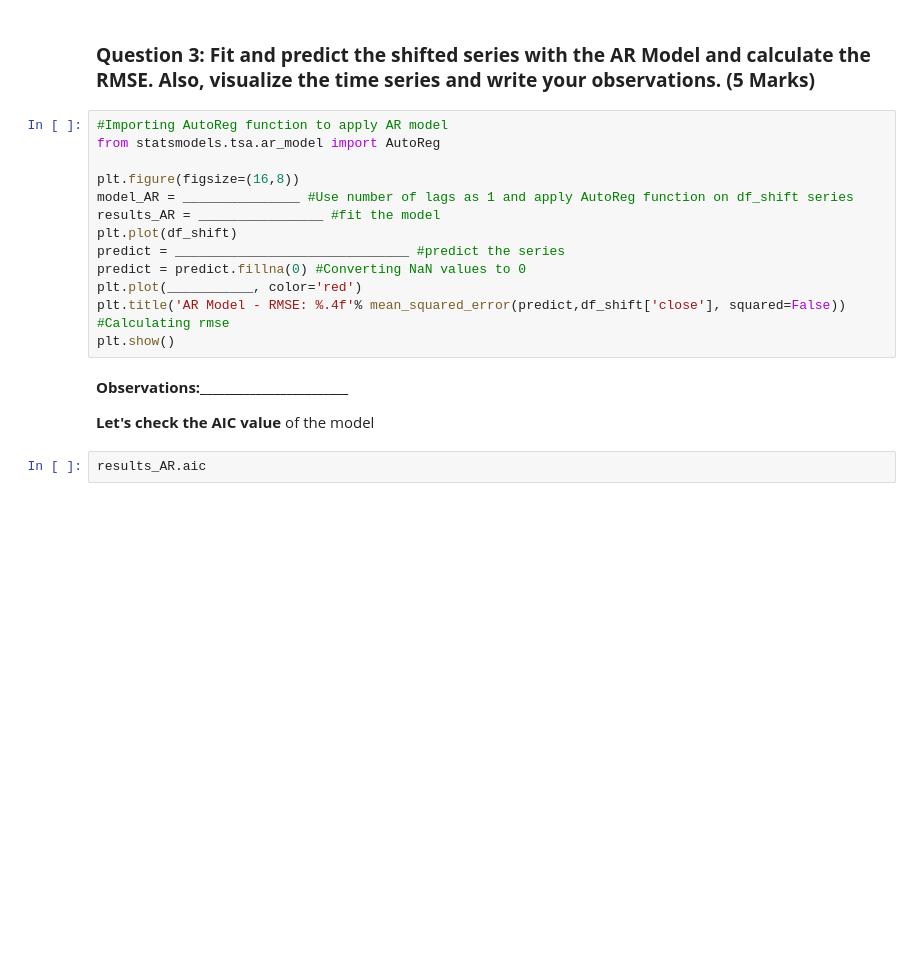
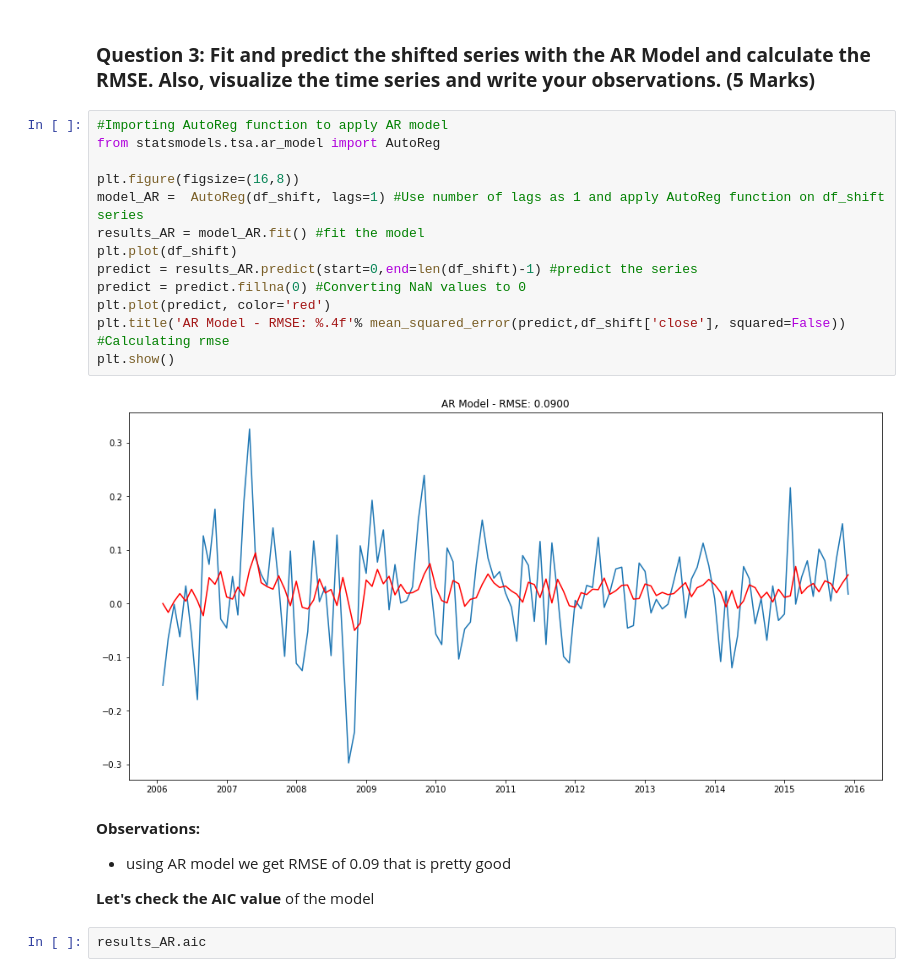
Before and after one commit to michalf84/MIT, a Jupyter notebook: 6. Applied Data Science/Practice Project/Learner_Notebook_Project_Time_Series.ipynb, the cells around one changed output. Saved outputs shown, nothing was run; the diff lists cells and outputs as text; blank space fills up the shorter version.

```diff
--- a/6. Applied Data Science/Practice Project/Learner_Notebook_Project_Time_Series.ipynb
+++ b/6. Applied Data Science/Practice Project/Learner_Notebook_Project_Time_Series.ipynb
@@ -305,18 +335,21 @@ plt.show()
 # %%
 #Importing AutoReg function to apply AR model
 from statsmodels.tsa.ar_model import AutoReg
 
 plt.figure(figsize=(16,8))
-model_AR = _______________ #Use number of lags as 1 and apply AutoReg function on df_shift series
-results_AR = ________________ #fit the model
+model_AR =  AutoReg(df_shift, lags=1) #Use number of lags as 1 and apply AutoReg function on df_shift series
+results_AR = model_AR.fit() #fit the model
 plt.plot(df_shift)
-predict = ______________________________ #predict the series
+predict = results_AR.predict(start=0,end=len(df_shift)-1) #predict the series
 predict = predict.fillna(0) #Converting NaN values to 0
-plt.plot(___________, color='red')
+plt.plot(predict, color='red')
 plt.title('AR Model - RMSE: %.4f'% mean_squared_error(predict,df_shift['close'], squared=False))  #Calculating rmse
 plt.show()
+# %% [output]
+[figure, added]
 # %% [markdown]
-**Observations:________________________**
+**Observations:**
+- using AR model we get RMSE of 0.09 that is pretty good
 
 **Let's check the AIC value** of the model
 # %%
```
Also changed, not shown: parts of 27 cells of this notebook, 2 other files.
